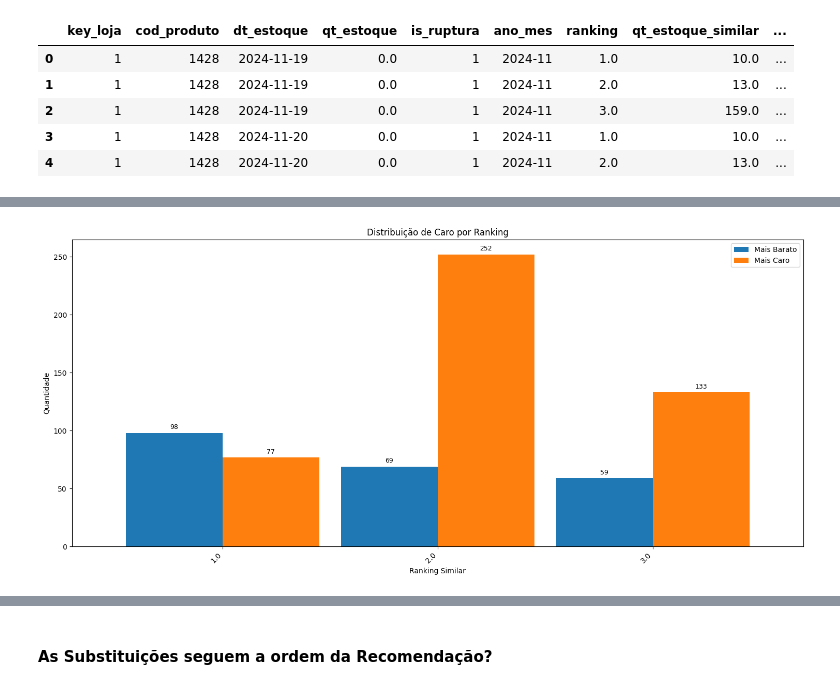
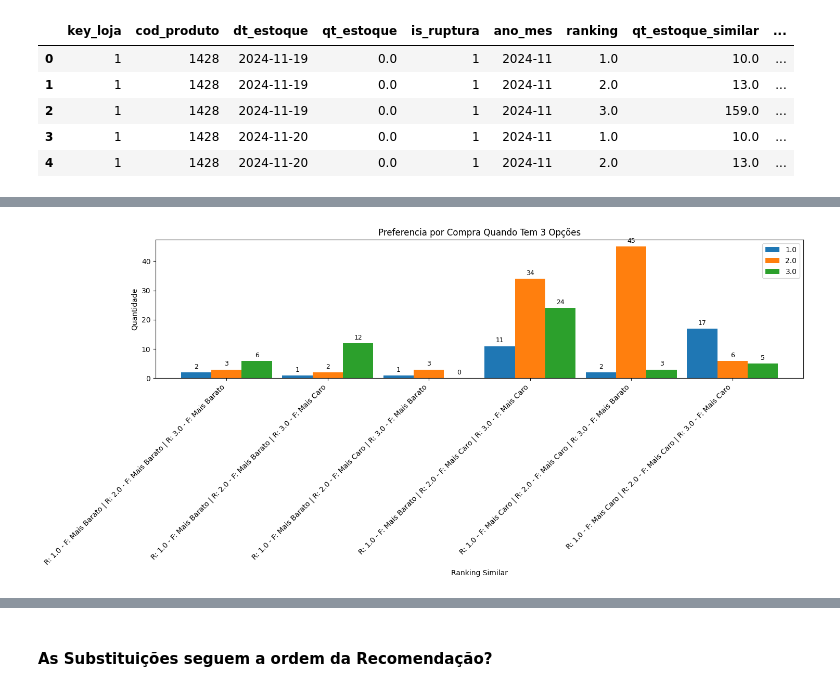
Before and after one commit to CarlosQuixada/Case_Boticario, a Jupyter notebook: notebooks/01_Analise_Grau_Substituicao_Loja_1_Menor.ipynb, the cells around one changed output, grey strips where cells are left out. Drawn from its saved outputs; the diff is of its cells as text; code cells hidden in the pictures.

```diff
--- a/notebooks/01_Analise_Grau_Substituicao_Loja_1_Menor.ipynb
+++ b/notebooks/01_Analise_Grau_Substituicao_Loja_1_Menor.ipynb
@@ -420,7 +360,11 @@ vendas_produtos_similar_precos.head()
+# %%
+distribuicao_vendas = vendas_produtos_similar_precos[(vendas_produtos_similar_precos['venda_similar']==1)&(vendas_produtos_similar_precos['qtd_opcoes']==3)].groupby('similares_disponiveis', as_index=False)['ranking'].value_counts()
+util_graph.create_graph_multi_bar(filtrado, 'similares_disponiveis', 'ranking', 'count', 'Ranking Similar', 'Quantidade',
+                                  'Preferencia por Compra Quando Tem 3 Opções', '')
+# %% [output]
+[figure, added]
 # %%
-distribuicao_caro_ranking = vendas_produtos_similar_precos[vendas_produtos_similar_precos['venda_similar']==1].groupby('ranking', as_index=False)['flag_diff_preco'].value_counts()
-util_graph.create_graph_multi_bar(distribuicao_caro_ranking, 'ranking', 'flag_diff_preco', 'count', 'Ranking Similar', 'Quantidade',
+distribuicao_caro_ranking = vendas_produtos_similar_precos[vendas_produtos_similar_precos['venda_similar']==1].groupby('flag_diff_preco', as_index=False)['ranking'].value_counts()
+util_graph.create_graph_multi_bar(distribuicao_caro_ranking, 'flag_diff_preco', 'ranking', 'count', 'Ranking Similar', 'Quantidade',
                                   'Distribuição de Caro por Ranking', '')
-# %% [output]
-[figure, removed]
 # %%
```
Also changed, not shown: parts of 21 cells of this notebook, 12 other files.
